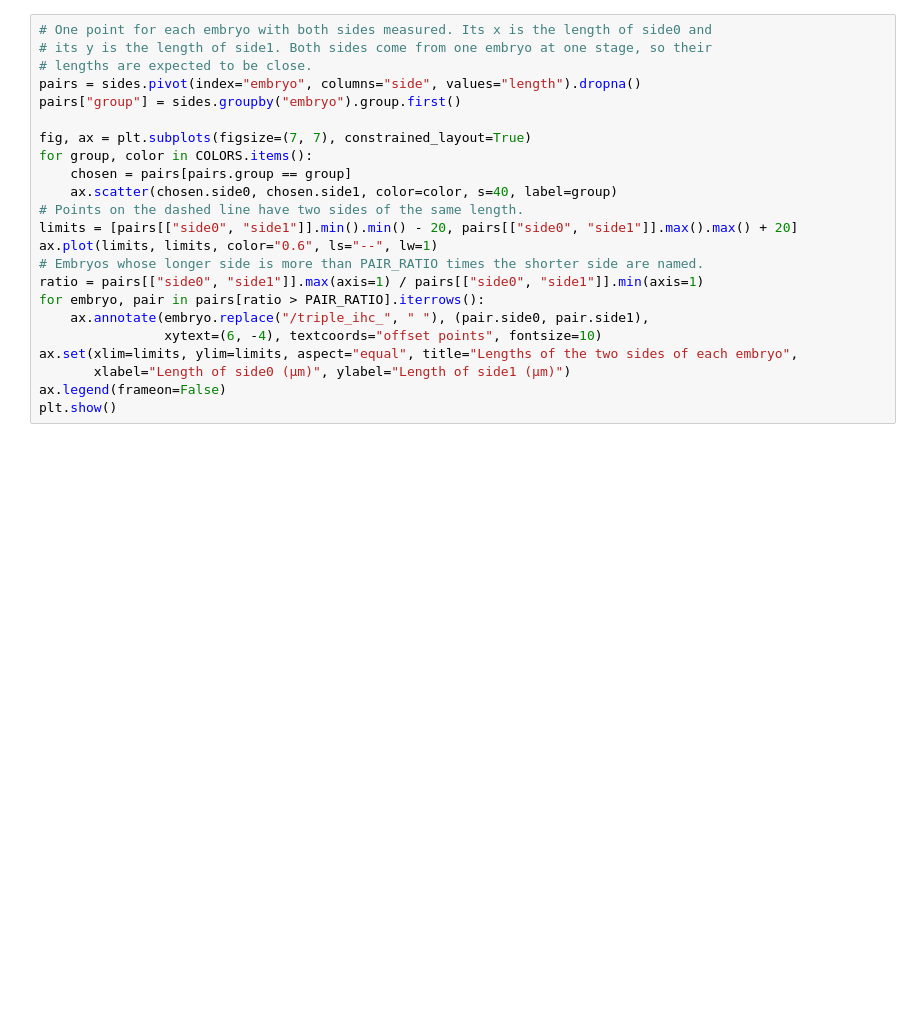
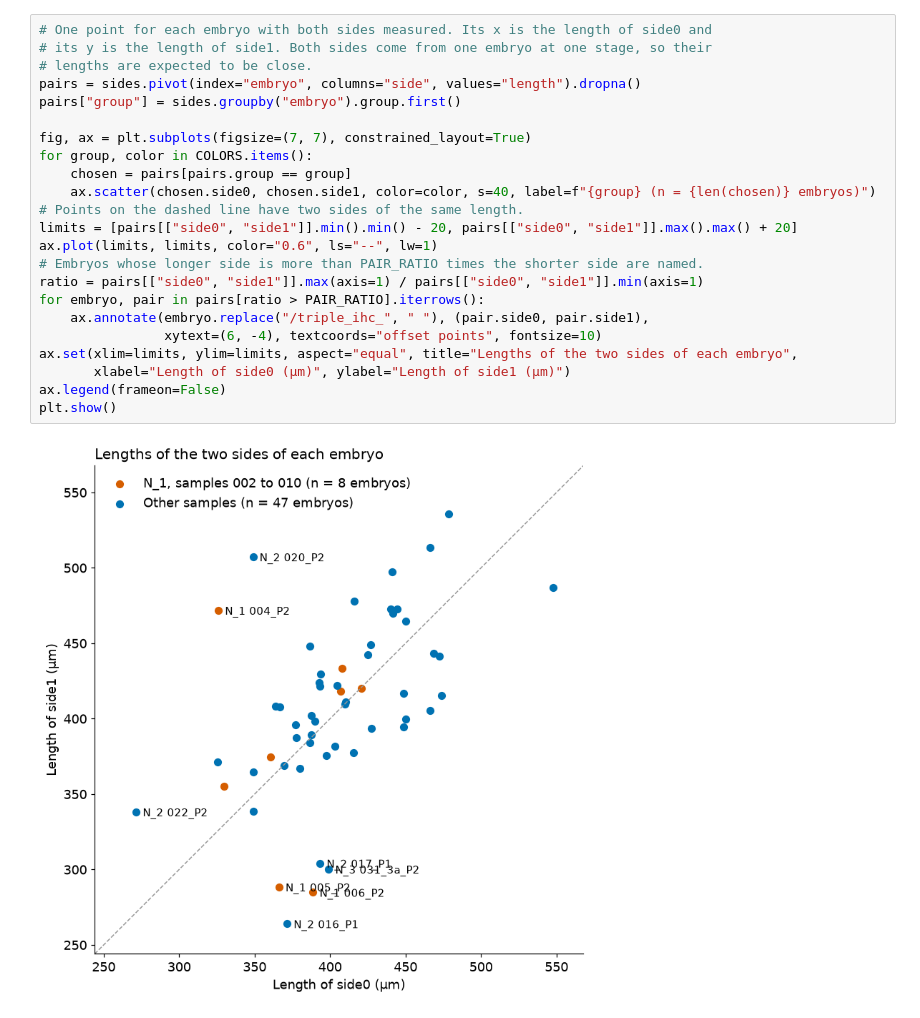
Before and after one commit to AryaDesai/IHC_analysis, a Jupyter notebook: compare_embryos.ipynb, the cells around one changed output. Cells and saved outputs as stored; diff of their text form; blank space fills up the shorter version.

```diff
--- a/compare_embryos.ipynb
+++ b/compare_embryos.ipynb
@@ -129,26 +192,28 @@ plt.show()
 # %%
 # One point for each embryo with both sides measured. Its x is the length of side0 and
 # its y is the length of side1. Both sides come from one embryo at one stage, so their
 # lengths are expected to be close.
 pairs = sides.pivot(index="embryo", columns="side", values="length").dropna()
 pairs["group"] = sides.groupby("embryo").group.first()
 
 fig, ax = plt.subplots(figsize=(7, 7), constrained_layout=True)
 for group, color in COLORS.items():
     chosen = pairs[pairs.group == group]
-    ax.scatter(chosen.side0, chosen.side1, color=color, s=40, label=group)
+    ax.scatter(chosen.side0, chosen.side1, color=color, s=40, label=f"{group} (n = {len(chosen)} embryos)")
 # Points on the dashed line have two sides of the same length.
 limits = [pairs[["side0", "side1"]].min().min() - 20, pairs[["side0", "side1"]].max().max() + 20]
 ax.plot(limits, limits, color="0.6", ls="--", lw=1)
 # Embryos whose longer side is more than PAIR_RATIO times the shorter side are named.
 ratio = pairs[["side0", "side1"]].max(axis=1) / pairs[["side0", "side1"]].min(axis=1)
 for embryo, pair in pairs[ratio > PAIR_RATIO].iterrows():
     ax.annotate(embryo.replace("/triple_ihc_", " "), (pair.side0, pair.side1),
                 xytext=(6, -4), textcoords="offset points", fontsize=10)
 ax.set(xlim=limits, ylim=limits, aspect="equal", title="Lengths of the two sides of each embryo",
        xlabel="Length of side0 (µm)", ylabel="Length of side1 (µm)")
 ax.legend(frameon=False)
 plt.show()
+# %% [output]
+[figure, added]
 # %%
 # Each row is one side, with the rows sorted from the longest side at the top to the
 # shortest at the bottom. The posterior ends are lined up on the left. Each row is scaled
```
Also changed, not shown: parts of 8 cells of this notebook, 3 other files.
